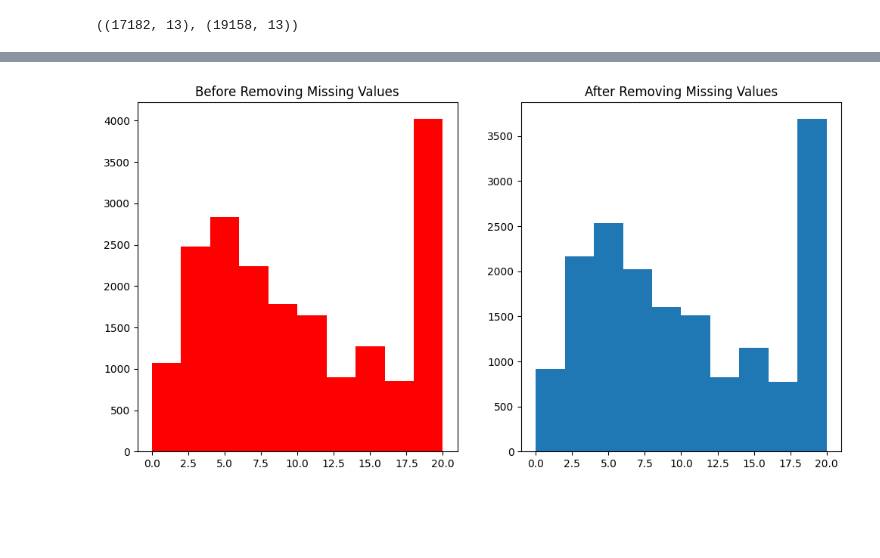
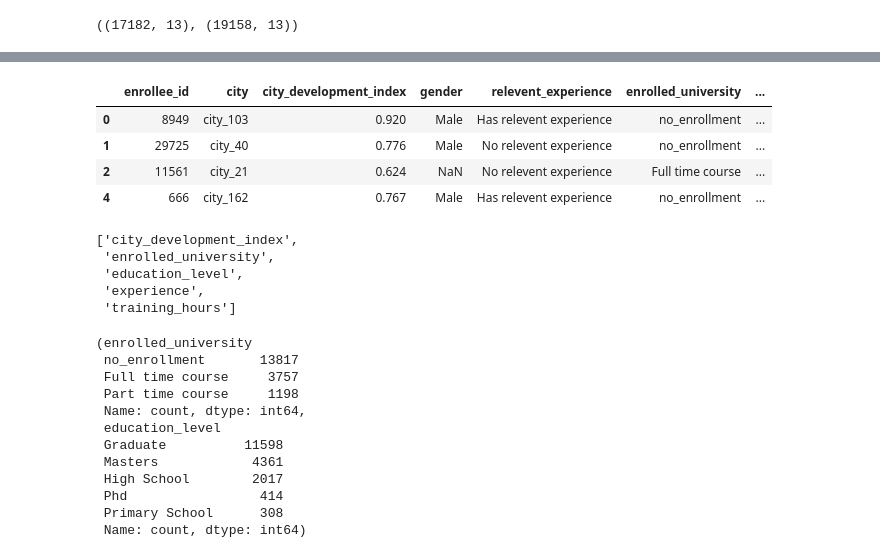
Before and after one commit to HamadKhan345/ml-study-repo, a Jupyter notebook: Handling_Missing_Data_01.ipynb, the cells around one changed output, grey strips where cells are left out. Drawn from its saved outputs; the diff is of its cells as text; code cells hidden in the pictures; blank space fills up the shorter version.

```diff
--- a/Handling_Missing_Data_01.ipynb
+++ b/Handling_Missing_Data_01.ipynb
@@ -102,13 +98,33 @@ plt.show()
-# %%
-plt.figure(figsize=(12,6))
-plt.subplot(121)
-plt.hist(df['experience'], bins=10, color='red')
-plt.title("Before Removing Missing Values")
-
-plt.subplot(122)
-plt.hist(df_clean['experience'],bins=10)
-plt.title("After Removing Missing Values")
-
-plt.show()
-# %% [output]
-[figure, removed]
+# %%
+df_clean.head(4)
+# %% [output]
+|  | enrollee_id | city | city_development_index | gender | relevent_experience | enrolled_university | ... |
+| 0 | 8949 | city_103 | 0.920 | Male | Has relevent experience | no_enrollment | ... |
+| 1 | 29725 | city_40 | 0.776 | Male | No relevent experience | no_enrollment | ... |
+| 2 | 11561 | city_21 | 0.624 | NaN | No relevent experience | Full time course | ... |
+| 4 | 666 | city_162 | 0.767 | Male | Has relevent experience | no_enrollment | ... |
+# %%
+cols
+# %% [output]
+['city_development_index',
+ 'enrolled_university',
+ 'education_level',
+ 'experience',
+ 'training_hours']
+# %%
+#Categorical Columns
+
+df['enrolled_university'].value_counts(), df['education_level'].value_counts()
+# %% [output]
+(enrolled_university
+ no_enrollment       13817
+ Full time course     3757
+ Part time course     1198
+ Name: count, dtype: int64,
+ education_level
+ Graduate          11598
+ Masters            4361
+ High School        2017
+ Phd                 414
+ Primary School      308
+ Name: count, dtype: int64)
```
Also changed, not shown: parts of 9 cells of this notebook.
